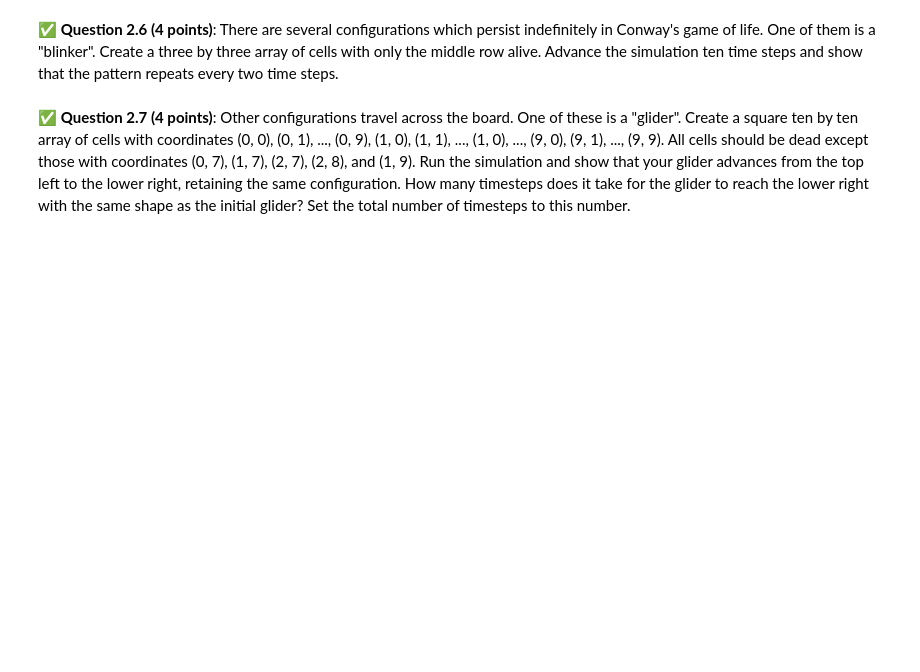
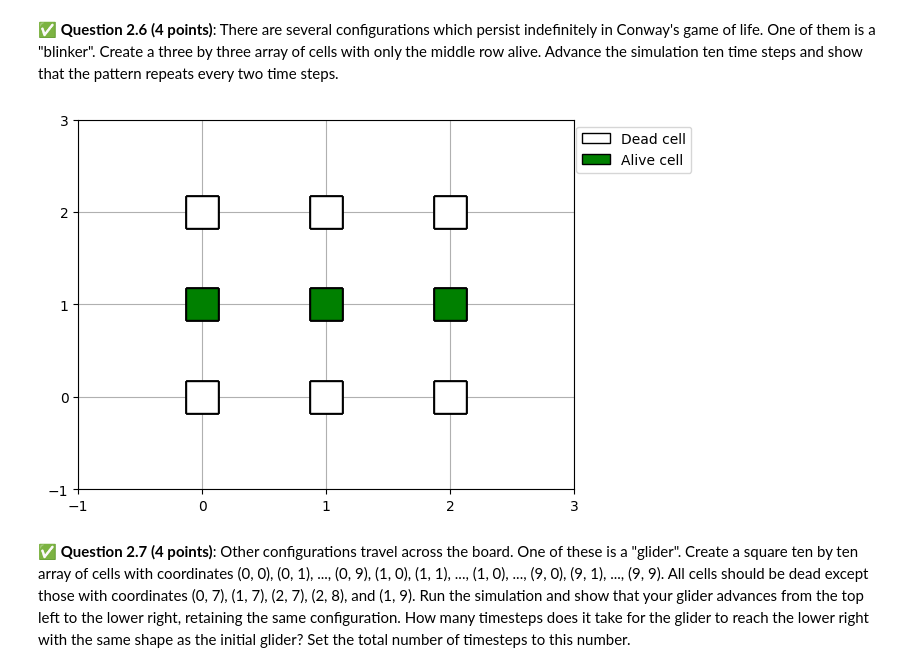
Before and after one commit to BigusMaximus/CMSE-202-Fall-2025, a Jupyter notebook: notebooks/Homeworks/hw-02/HW-02_ABMandGraphTheory-STUDENT.ipynb, the cells around one changed output. Drawn from its saved outputs; the diff is of its cells as text; code cells hidden in the pictures; blank space fills up the shorter version.

```diff
--- a/notebooks/Homeworks/hw-02/HW-02_ABMandGraphTheory-STUDENT.ipynb
+++ b/notebooks/Homeworks/hw-02/HW-02_ABMandGraphTheory-STUDENT.ipynb
@@ -338,2 +335,12 @@ for t in range(32 + 1):
+# %%
+# Your code here.
+cells = [Cell(x, y, alive=(y==1)) for y in range(3) for x in range(3)]
+board = Board(cells)
+for t in range(11):
+	board.show(xlim=(-1,3), ylim=(-1,3))
+	if t < 10:
+		board.run()
+# %% [output]
+[figure, added]
 # %% [markdown]
 &#9989; **Question 2.7 (4 points)**: Other configurations travel across the board. One of these is a "glider". Create a square ten by ten array of cells with coordinates (0, 0), (0, 1), ..., (0, 9), (1, 0), (1, 1), ..., (1, 0), ..., (9, 0), (9, 1), ..., (9, 9). All cells should be dead except those with coordinates (0, 7), (1, 7), (2, 7), (2, 8), and (1, 9). Run the simulation and show that your glider advances from the top left to the lower right, retaining the same configuration. How many timesteps does it take for the glider to reach the lower right with the same shape as the initial glider? Set the total number of timesteps to this number.
```
Also changed, not shown: parts of 16 cells of this notebook.
